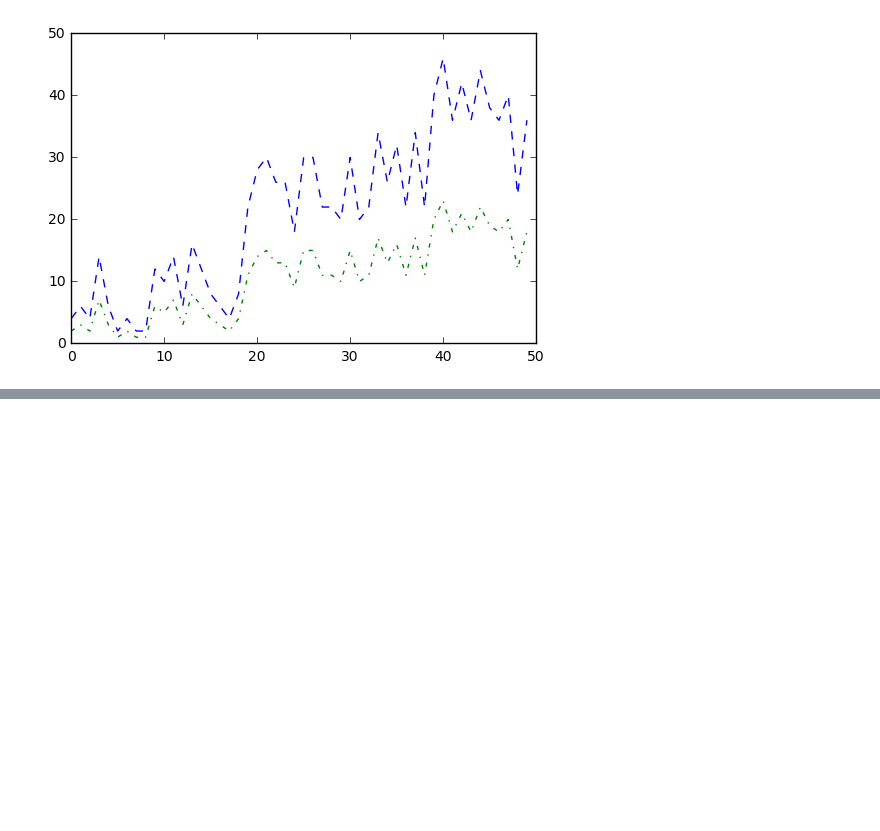
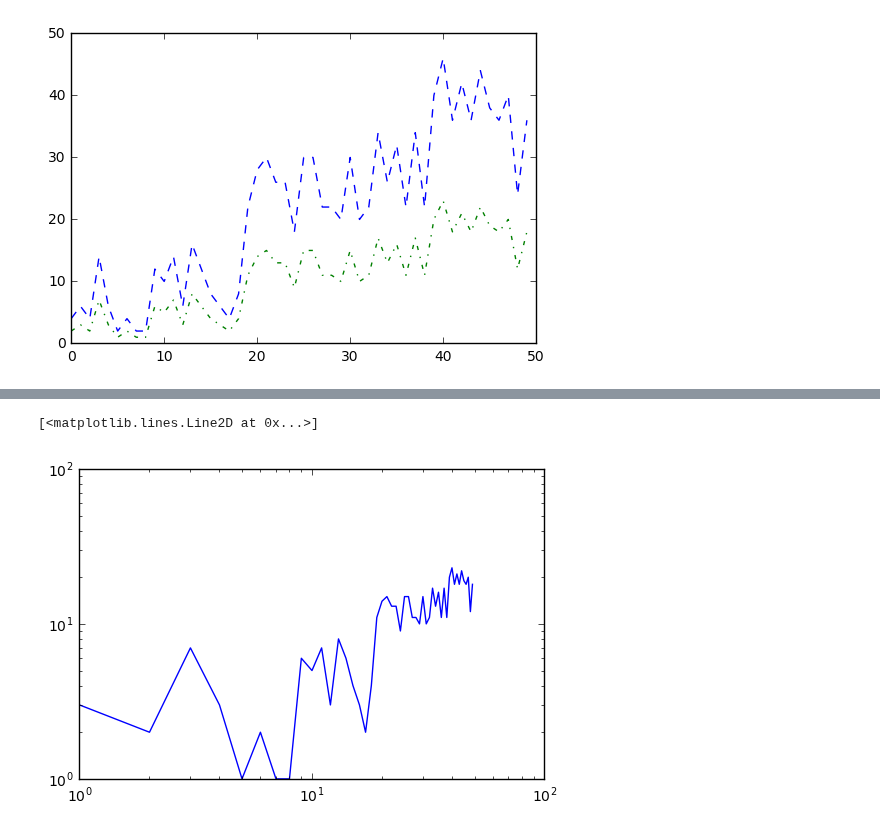
Before and after one commit to calculquebec/cq-formation-analyse-visualisation-python, a Jupyter notebook: Analyse et visualisation de donnees avec Python - Big Data 2016.ipynb, the cells around one changed output, grey strips where cells are left out. Saved outputs shown, nothing was run; the diff lists cells and outputs as text; code cells hidden in the pictures; blank space fills up the shorter version.

```diff
--- a/Analyse et visualisation de donnees avec Python - Big Data 2016.ipynb
+++ b/Analyse et visualisation de donnees avec Python - Big Data 2016.ipynb
@@ -764,0 +774,5 @@ pl
+# %%
+plt.loglog(plot_data)
+# %% [output]
+[<matplotlib.lines.Line2D at 0x...>]
+[figure, added]
```
Also changed, not shown: parts of 4 cells of this notebook.
